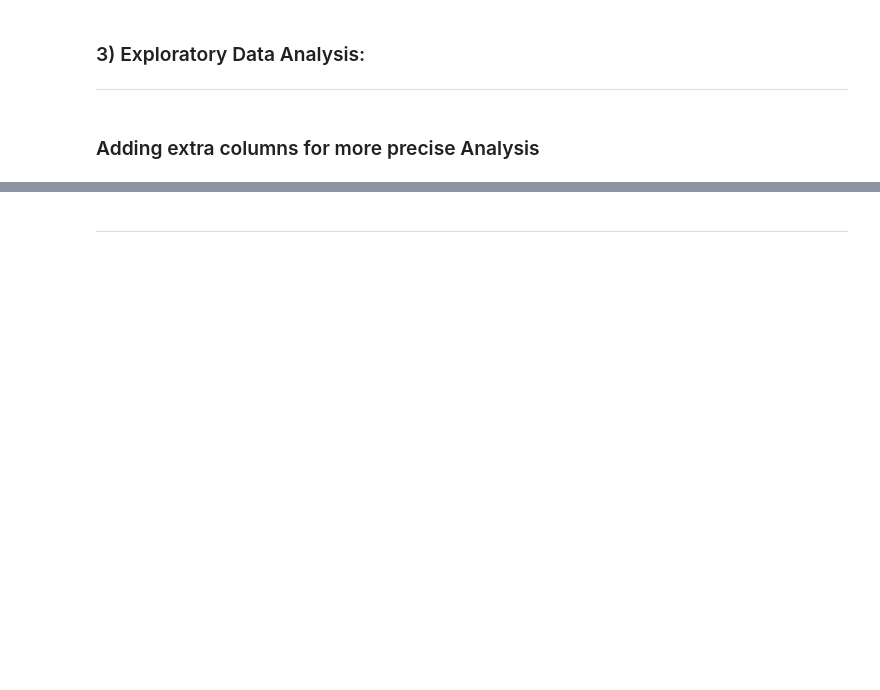
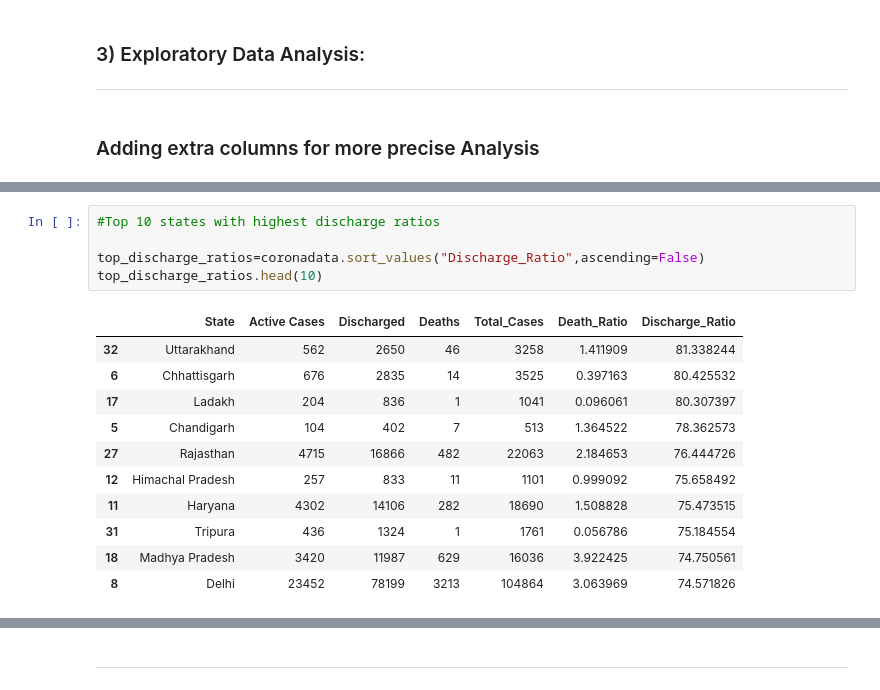
Before and after one commit to Yashb17/COVID-19-INDIA-Analysis, a Jupyter notebook: Covid 19 India Analysis.ipynb, the cells around one changed output, grey strips where cells are left out. Drawn from its saved outputs; the diff is of its cells as text; blank space fills up the shorter version.

```diff
--- a/Covid 19 India Analysis.ipynb
+++ b/Covid 19 India Analysis.ipynb
@@ -219,0 +268,17 @@ highest_death_ratios=coronadata.sort_values("Death_Ratio",ascending=False)
+# %%
+#Top 10 states with highest discharge ratios
+
+top_discharge_ratios=coronadata.sort_values("Discharge_Ratio",ascending=False)
+top_discharge_ratios.head(10)
+# %% [output]
+|  | State | Active Cases | Discharged | Deaths | Total_Cases | Death_Ratio | Discharge_Ratio |
+| 32 | Uttarakhand | 562 | 2650 | 46 | 3258 | 1.411909 | 81.338244 |
+| 6 | Chhattisgarh | 676 | 2835 | 14 | 3525 | 0.397163 | 80.425532 |
+| 17 | Ladakh | 204 | 836 | 1 | 1041 | 0.096061 | 80.307397 |
+| 5 | Chandigarh | 104 | 402 | 7 | 513 | 1.364522 | 78.362573 |
+| 27 | Rajasthan | 4715 | 16866 | 482 | 22063 | 2.184653 | 76.444726 |
+| 12 | Himachal Pradesh | 257 | 833 | 11 | 1101 | 0.999092 | 75.658492 |
+| 11 | Haryana | 4302 | 14106 | 282 | 18690 | 1.508828 | 75.473515 |
+| 31 | Tripura | 436 | 1324 | 1 | 1761 | 0.056786 | 75.184554 |
+| 18 | Madhya Pradesh | 3420 | 11987 | 629 | 16036 | 3.922425 | 74.750561 |
+| 8 | Delhi | 23452 | 78199 | 3213 | 104864 | 3.063969 | 74.571826 |
```
Also changed, not shown: parts of 28 cells of this notebook.
